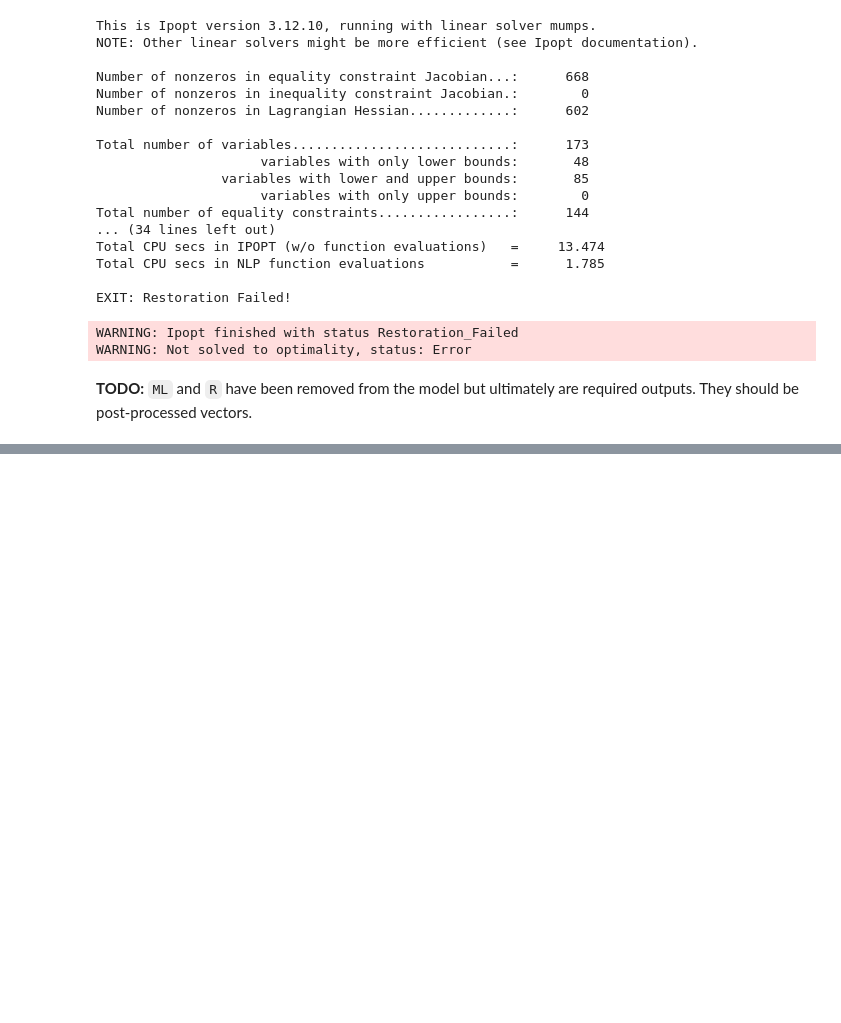
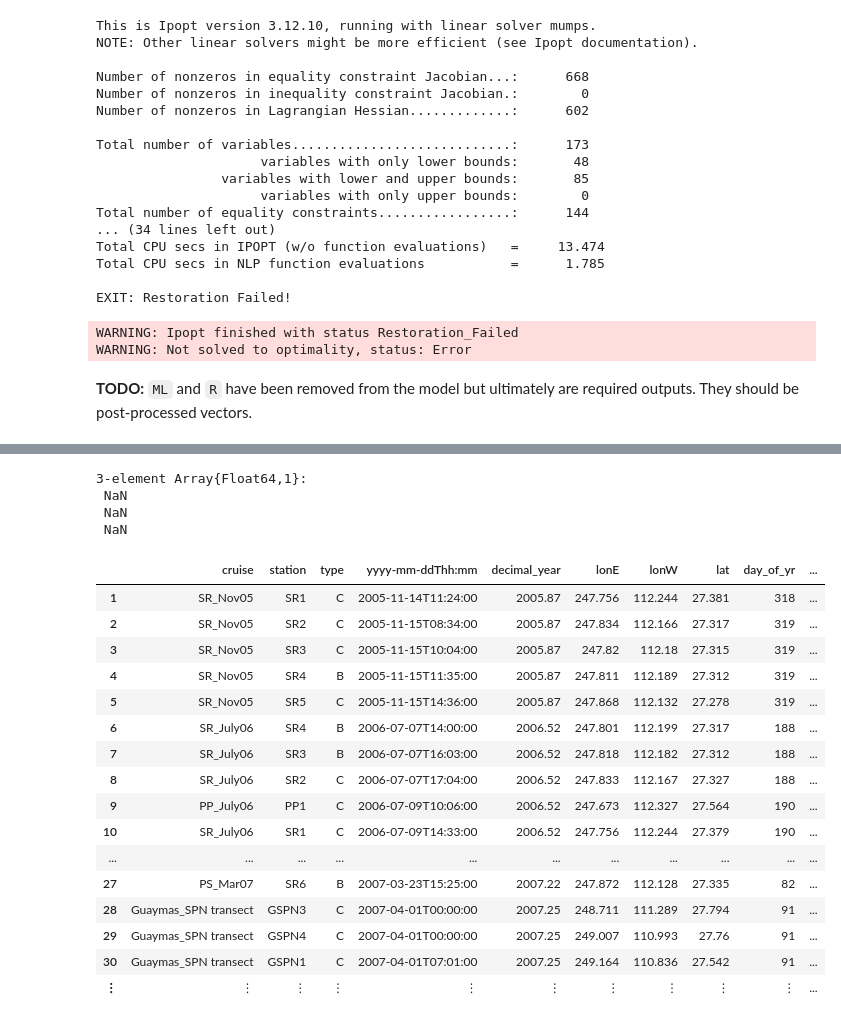
Before and after one commit to Lelsler/Squid, a Jupyter notebook: jump.ipynb, the cells around one changed output, grey strips where cells are left out. Drawn from its saved outputs; the diff is of its cells as text; code cells hidden in the pictures; blank space fills up the shorter version.

```diff
--- a/jump.ipynb
+++ b/jump.ipynb
@@ -174,0 +199,4 @@ fit.param
+# %%
+data = CSV.read("DATA/ctd_clean.csv")
+dyear = map(x->Float64(x), data[5])
+d22 = map(x->Float64(x), Missings.replace(data[:D_22], NaN))
@@ -174,0 +231,27 @@ fit.param
+# %%
+estimate_errors(fit)
+# %% [output]
+3-element Array{Float64,1}:
+ NaN
+ NaN
+ NaN
+# %%
+data
+# %% [output]
+|  | cruise | station | type | yyyy-mm-ddThh:mm | decimal_year | lonE | lonW | lat | day_of_yr | ... |
+| 1 | SR_Nov05 | SR1 | C | 2005-11-14T11:24:00 | 2005.87 | 247.756 | 112.244 | 27.381 | 318 | ... |
+| 2 | SR_Nov05 | SR2 | C | 2005-11-15T08:34:00 | 2005.87 | 247.834 | 112.166 | 27.317 | 319 | ... |
+| 3 | SR_Nov05 | SR3 | C | 2005-11-15T10:04:00 | 2005.87 | 247.82 | 112.18 | 27.315 | 319 | ... |
+| 4 | SR_Nov05 | SR4 | B | 2005-11-15T11:35:00 | 2005.87 | 247.811 | 112.189 | 27.312 | 319 | ... |
+| 5 | SR_Nov05 | SR5 | C | 2005-11-15T14:36:00 | 2005.87 | 247.868 | 112.132 | 27.278 | 319 | ... |
+| 6 | SR_July06 | SR4 | B | 2006-07-07T14:00:00 | 2006.52 | 247.801 | 112.199 | 27.317 | 188 | ... |
+| 7 | SR_July06 | SR3 | B | 2006-07-07T16:03:00 | 2006.52 | 247.818 | 112.182 | 27.312 | 188 | ... |
+| 8 | SR_July06 | SR2 | C | 2006-07-07T17:04:00 | 2006.52 | 247.833 | 112.167 | 27.327 | 188 | ... |
+| 9 | PP_July06 | PP1 | C | 2006-07-09T10:06:00 | 2006.52 | 247.673 | 112.327 | 27.564 | 190 | ... |
+| 10 | SR_July06 | SR1 | C | 2006-07-09T14:33:00 | 2006.52 | 247.756 | 112.244 | 27.379 | 190 | ... |
+| ... | ... | ... | ... | ... | ... | ... | ... | ... | ... | ... |
+| 27 | PS_Mar07 | SR6 | B | 2007-03-23T15:25:00 | 2007.22 | 247.872 | 112.128 | 27.335 | 82 | ... |
+| 28 | Guaymas_SPN transect | GSPN3 | C | 2007-04-01T00:00:00 | 2007.25 | 248.711 | 111.289 | 27.794 | 91 | ... |
+| 29 | Guaymas_SPN transect | GSPN4 | C | 2007-04-01T00:00:00 | 2007.25 | 249.007 | 110.993 | 27.76 | 91 | ... |
+| 30 | Guaymas_SPN transect | GSPN1 | C | 2007-04-01T07:01:00 | 2007.25 | 249.164 | 110.836 | 27.542 | 91 | ... |
+| ⋮ | ⋮ | ⋮ | ⋮ | ⋮ | ⋮ | ⋮ | ⋮ | ⋮ | ⋮ | ... |
```
Also changed, not shown: parts of 19 cells of this notebook, 7 other files.
